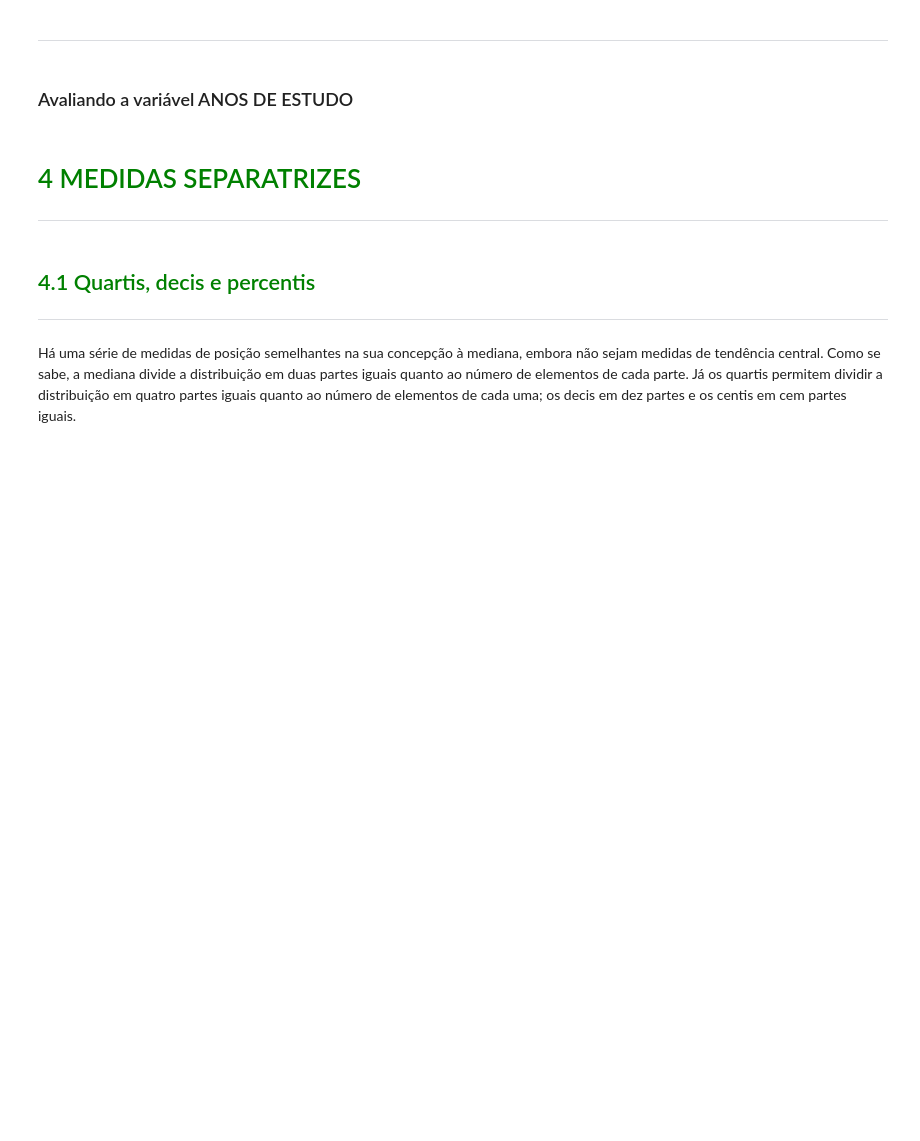
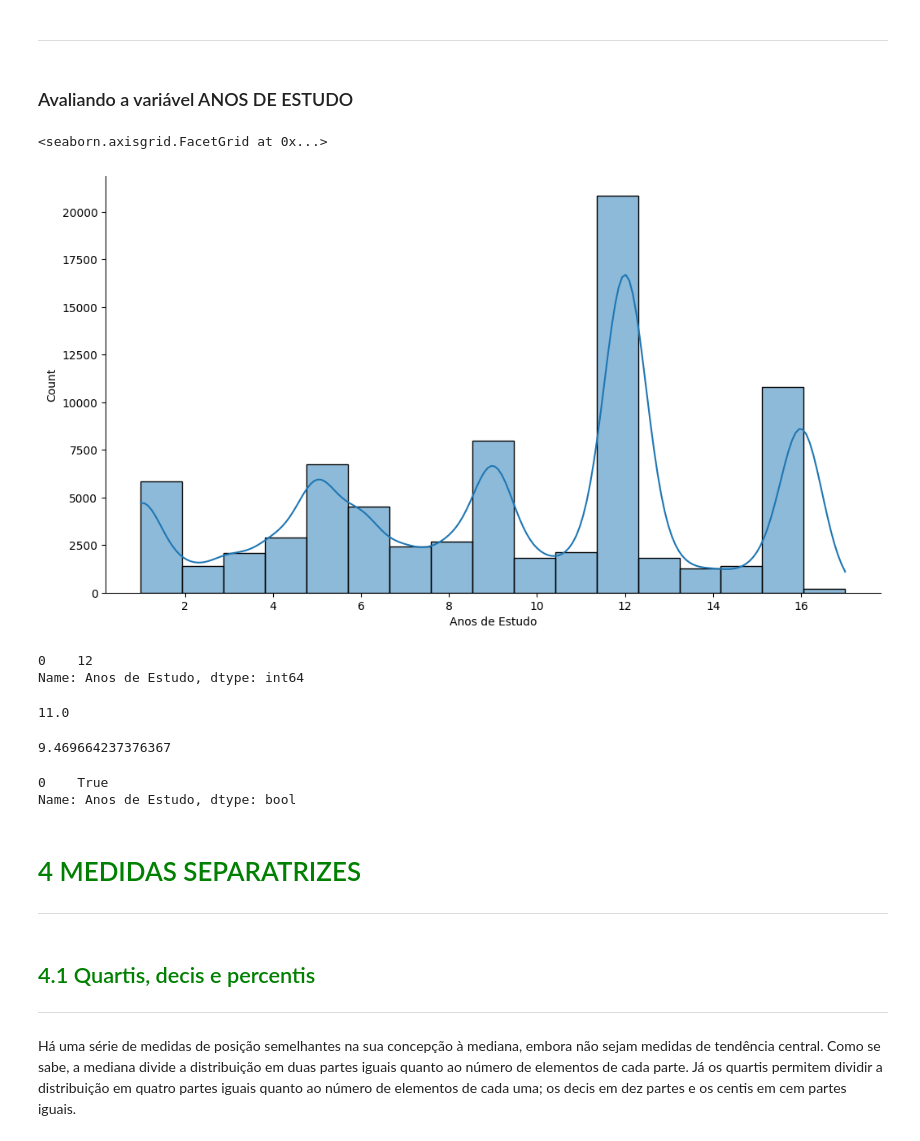
Before and after one commit to arthur-pulini/Estat-sica-com-python, a Jupyter notebook: Curso de Estatística/Curso_de_Estatística_Parte_1.ipynb, the cells around one changed output. Saved outputs shown, nothing was run; the diff lists cells and outputs as text; code cells hidden in the pictures; blank space fills up the shorter version.

```diff
--- a/Curso de Estatística/Curso_de_Estatística_Parte_1.ipynb
+++ b/Curso de Estatística/Curso_de_Estatística_Parte_1.ipynb
@@ -834,6 +891,34 @@ Name: Altura, dtype: float64
 ***
 # %% [markdown]
 ### Avaliando a variável ANOS DE ESTUDO
+# %%
+ax = sns.displot(dados['Anos de Estudo'], bins = 17, kde = True)
+ax.figure.set_size_inches(12, 6)
+ax
+# %% [output]
+<seaborn.axisgrid.FacetGrid at 0x...>
+[figure, added]
+# %%
+moda = dados['Anos de Estudo'].mode()
+moda
+# %% [output]
+0    12
+Name: Anos de Estudo, dtype: int64
+# %%
+mediana = dados['Anos de Estudo'].median()
+mediana
+# %% [output]
+11.0
+# %%
+media = dados['Anos de Estudo'].mean()
+media
+# %% [output]
+9.469664237376367
+# %%
+media < mediana < moda
+# %% [output]
+0    True
+Name: Anos de Estudo, dtype: bool
 # %% [markdown]
 # <font color=green>4 MEDIDAS SEPARATRIZES</font>
 ***
```
Also changed, not shown: parts of 9 cells of this notebook.
